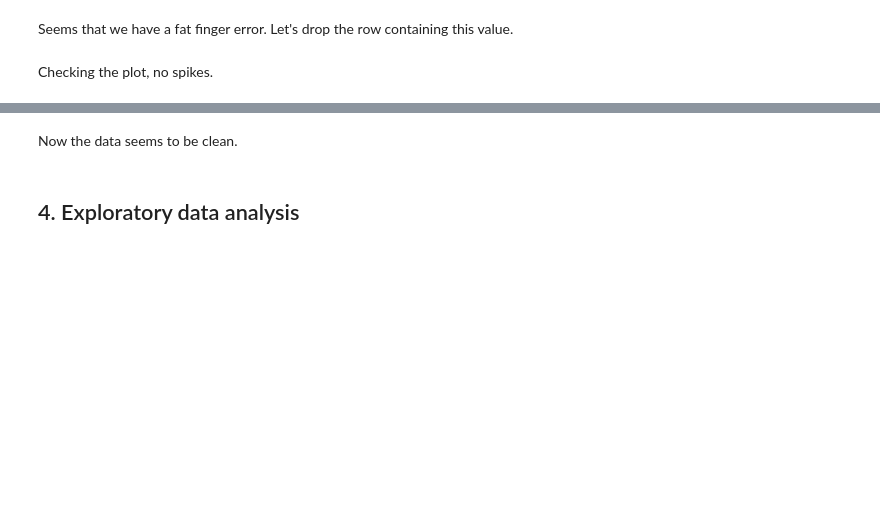
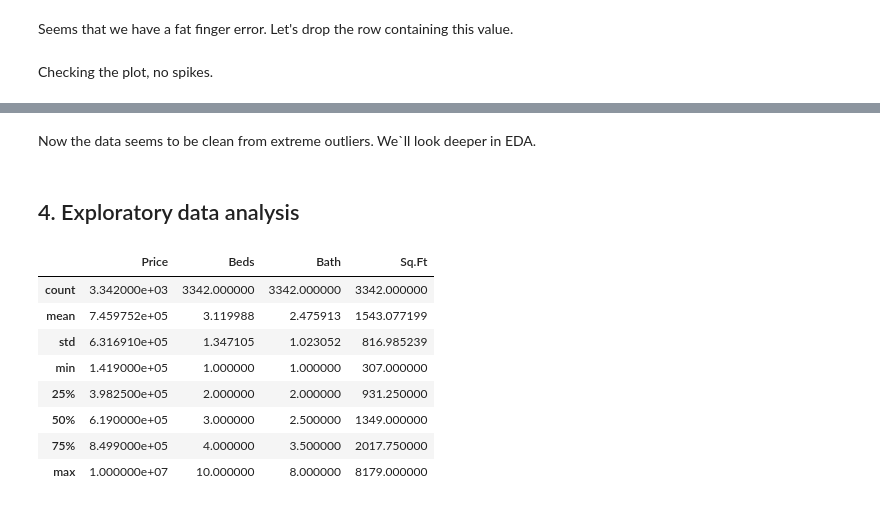
Before and after one commit to roldugina/data_analysis_projects, a Jupyter notebook: Housing_price_Canada.ipynb, the cells around one changed output, grey strips where cells are left out. Cells and saved outputs as stored; diff of their text form; code cells hidden in the pictures; blank space fills up the shorter version.

```diff
--- a/Housing_price_Canada.ipynb
+++ b/Housing_price_Canada.ipynb
@@ -166,7 +195,19 @@ fig
 # %% [markdown]
-Now the data seems to be clean.
+Now the data seems to be clean from extreme outliers. We`ll look deeper in EDA.
 # %% [markdown]
 ## 4. Exploratory data analysis
+# %%
+df_cleaned.describe()
+# %% [output]
+|  | Price | Beds | Bath | Sq.Ft |
+| count | 3.342000e+03 | 3342.000000 | 3342.000000 | 3342.000000 |
+| mean | 7.459752e+05 | 3.119988 | 2.475913 | 1543.077199 |
+| std | 6.316910e+05 | 1.347105 | 1.023052 | 816.985239 |
+| min | 1.419000e+05 | 1.000000 | 1.000000 | 307.000000 |
+| 25% | 3.982500e+05 | 2.000000 | 2.000000 | 931.250000 |
+| 50% | 6.190000e+05 | 3.000000 | 2.500000 | 1349.000000 |
+| 75% | 8.499000e+05 | 4.000000 | 3.500000 | 2017.750000 |
+| max | 1.000000e+07 | 10.000000 | 8.000000 | 8179.000000 |
 # %%
 df['Price_per_square']=df['Price']/df['Sq.Ft']
 df['Avg_bed']=df['Sq.Ft']/df['Beds']
```
Also changed, not shown: parts of 24 cells of this notebook.
